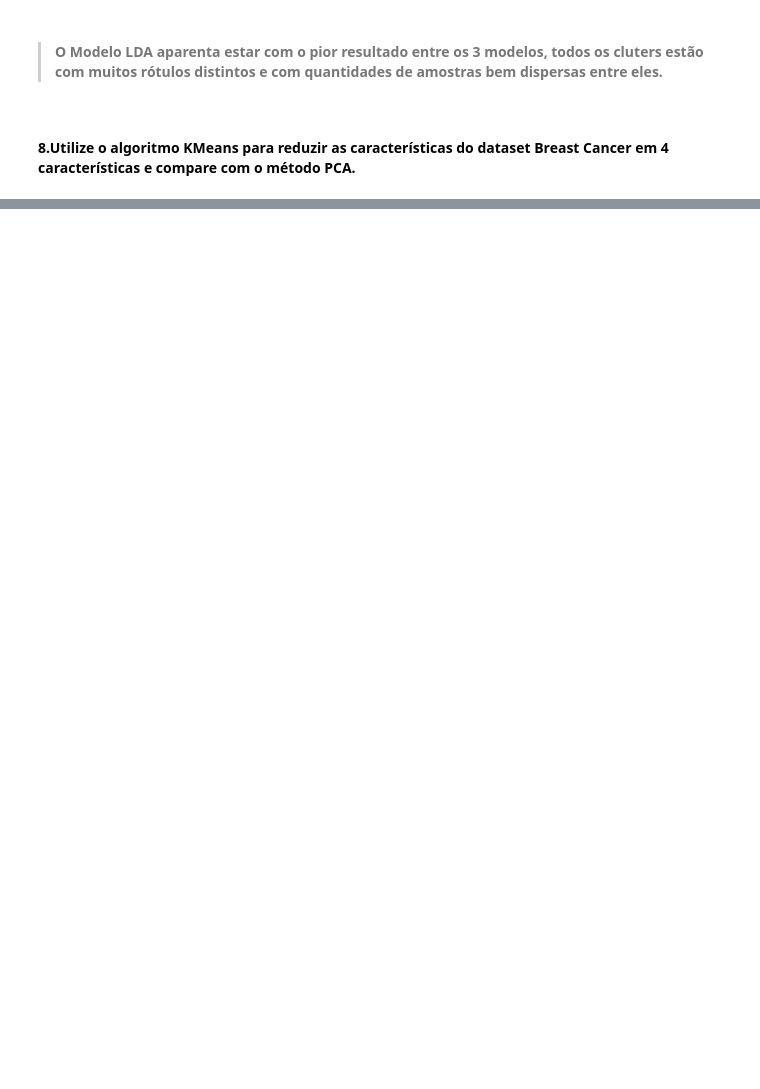
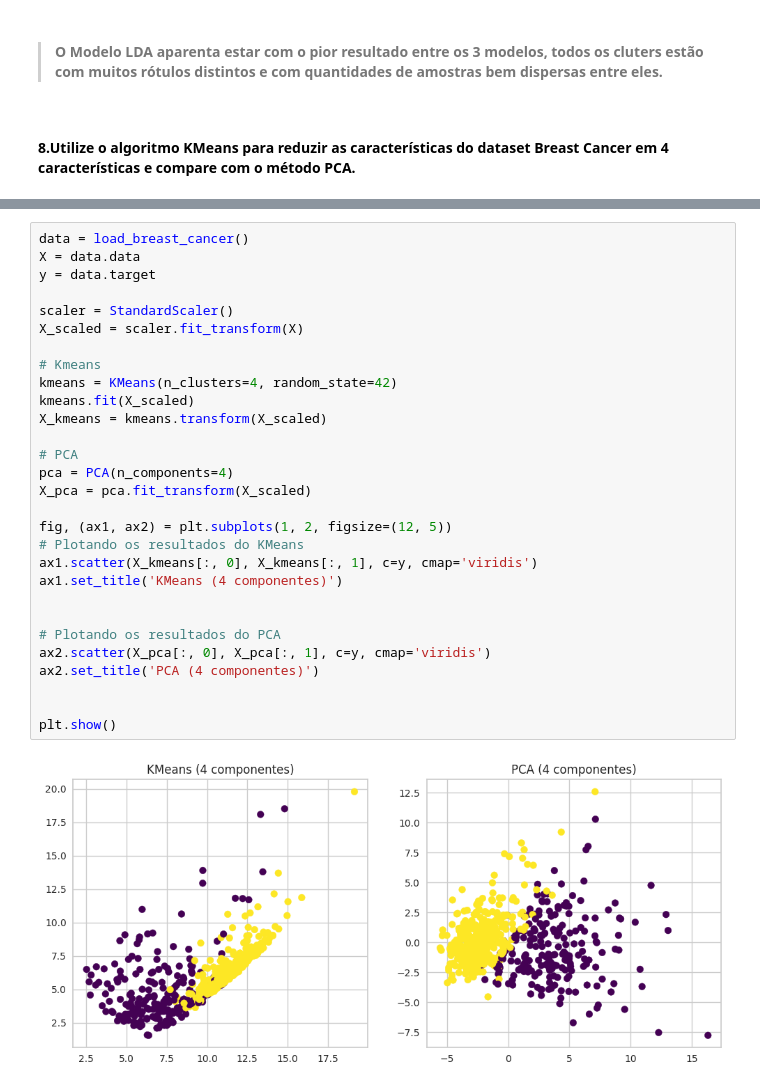
Before and after one commit to rodrigo1992-cmyk/Faculdade, a Jupyter notebook: Notebooks/rodrigo_mesquita_DR4_AT.ipynb, the cells around one changed output, grey strips where cells are left out. Saved outputs shown, nothing was run; the diff lists cells and outputs as text; blank space fills up the shorter version.

```diff
--- a/Notebooks/rodrigo_mesquita_DR4_AT.ipynb
+++ b/Notebooks/rodrigo_mesquita_DR4_AT.ipynb
@@ -381,0 +408,31 @@ transport_taxi: 51 amostras
+# %%
+data = load_breast_cancer()
+X = data.data
+y = data.target
+
+scaler = StandardScaler()
+X_scaled = scaler.fit_transform(X)
+
+# Kmeans
+kmeans = KMeans(n_clusters=4, random_state=42)
+kmeans.fit(X_scaled)
+X_kmeans = kmeans.transform(X_scaled)
+
+# PCA
+pca = PCA(n_components=4)
+X_pca = pca.fit_transform(X_scaled)
+
+fig, (ax1, ax2) = plt.subplots(1, 2, figsize=(12, 5))
+# Plotando os resultados do KMeans
+ax1.scatter(X_kmeans[:, 0], X_kmeans[:, 1], c=y, cmap='viridis')
+ax1.set_title('KMeans (4 componentes)')
+
+
+# Plotando os resultados do PCA
+ax2.scatter(X_pca[:, 0], X_pca[:, 1], c=y, cmap='viridis')
+ax2.set_title('PCA (4 componentes)')
+
+
+plt.show()
+# %% [output]
+[figure, added]
```
Also changed, not shown: parts of 15 cells of this notebook.
